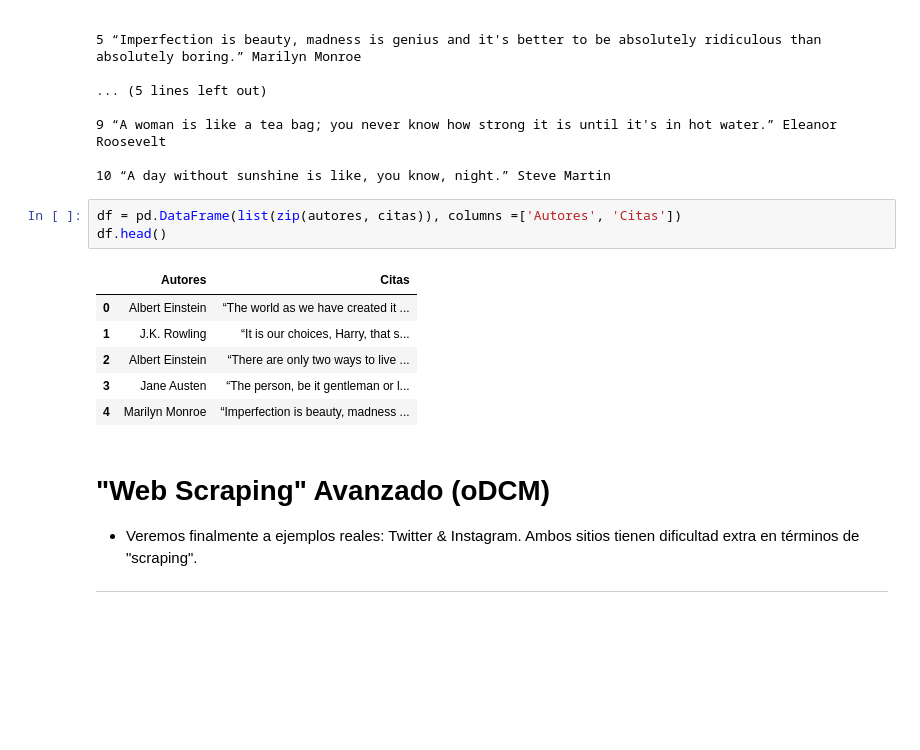
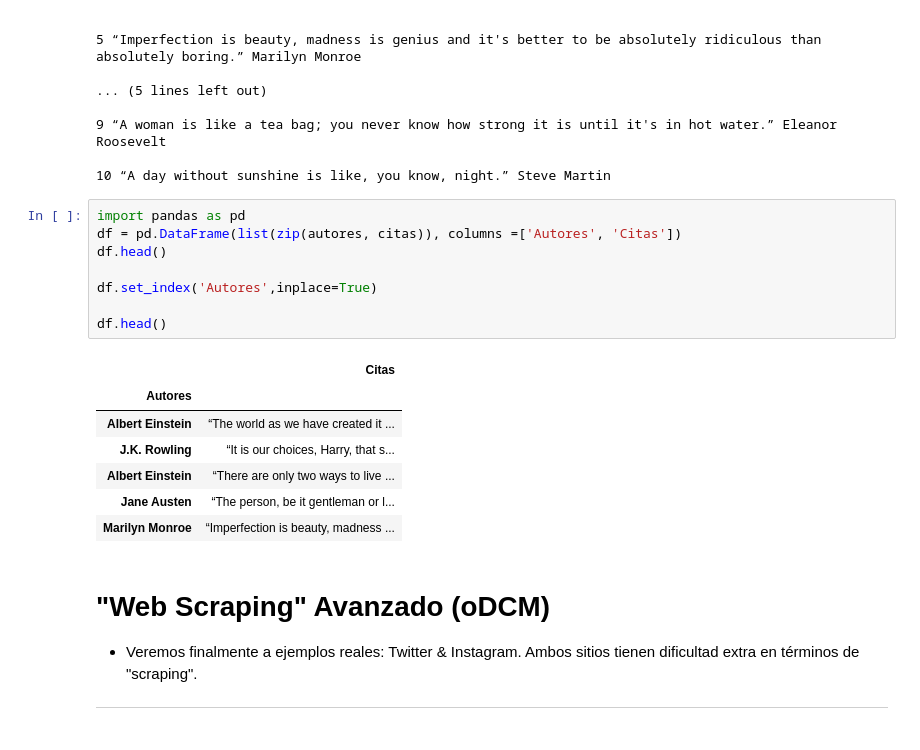
Before and after one commit to pikey-msc/Python, a Jupyter notebook: M3/C3_M3.ipynb, the cells around one changed output. Drawn from its saved outputs; the diff is of its cells as text; blank space fills up the shorter version.

```diff
--- a/M3/C3_M3.ipynb
+++ b/M3/C3_M3.ipynb
@@ -3222,15 +3275,21 @@ else:
 
 10 “A day without sunshine is like, you know, night.” Steve Martin
 # %%
+import pandas as pd
 df = pd.DataFrame(list(zip(autores, citas)), columns =['Autores', 'Citas'])
 df.head()
+
+df.set_index('Autores',inplace=True)
+
+df.head()
 # %% [output]
-|  | Autores | Citas |
-| 0 | Albert Einstein | “The world as we have created it ... |
-| 1 | J.K. Rowling | “It is our choices, Harry, that s... |
-| 2 | Albert Einstein | “There are only two ways to live ... |
-| 3 | Jane Austen | “The person, be it gentleman or l... |
-| 4 | Marilyn Monroe | “Imperfection is beauty, madness ... |
+|  | Citas |
+| Autores |  |
+| Albert Einstein | “The world as we have created it ... |
+| J.K. Rowling | “It is our choices, Harry, that s... |
+| Albert Einstein | “There are only two ways to live ... |
+| Jane Austen | “The person, be it gentleman or l... |
+| Marilyn Monroe | “Imperfection is beauty, madness ... |
 # %% [markdown]
 # "Web Scraping" Avanzado (oDCM)
 
```
Also changed, not shown: parts of 15 cells of this notebook.
